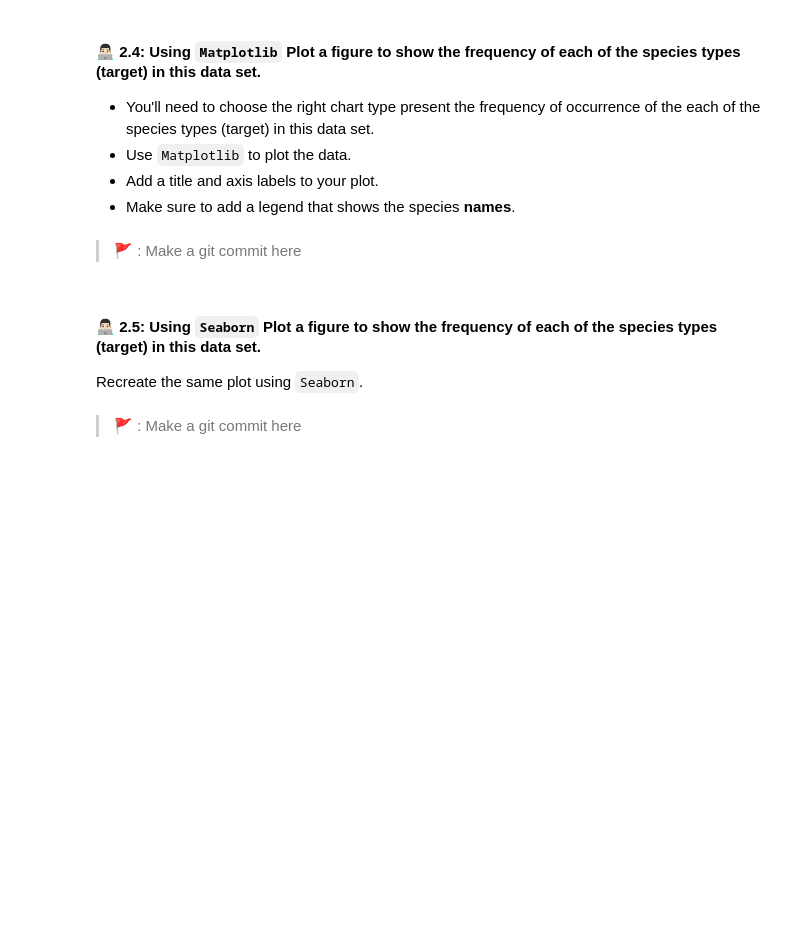
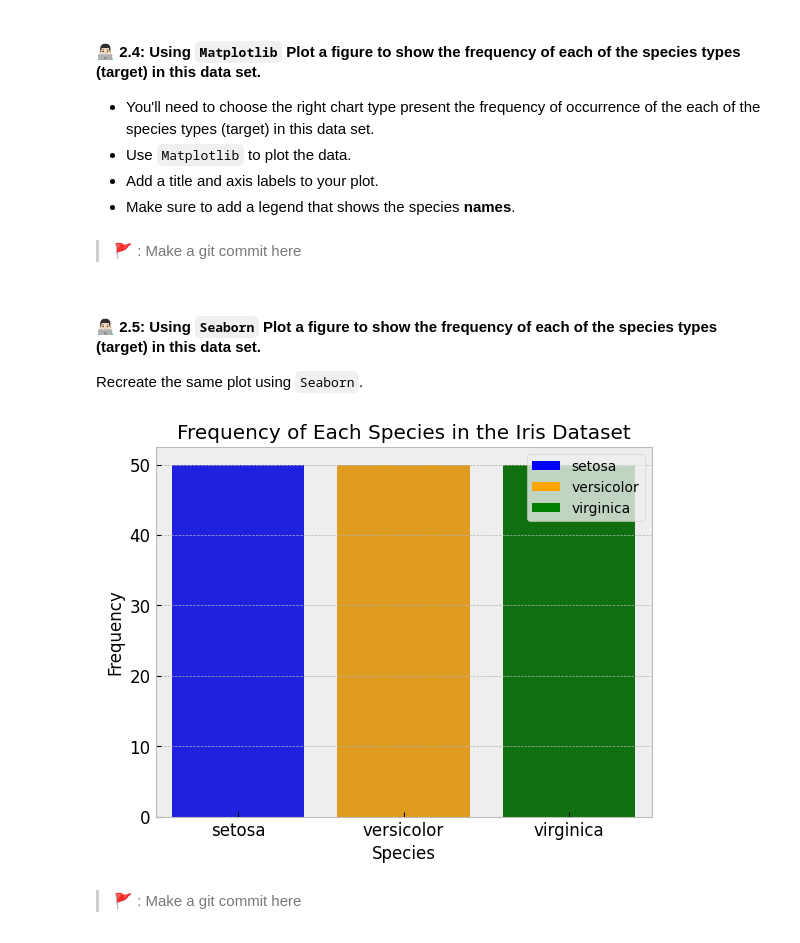
Before and after one commit to IT4063-Spring2025/visualization-assignment-adibML007, a Jupyter notebook: visualization-notebook.ipynb, the cells around one changed output. Cells and saved outputs as stored; diff of their text form; code cells hidden in the pictures; blank space fills up the shorter version.

```diff
--- a/visualization-notebook.ipynb
+++ b/visualization-notebook.ipynb
@@ -192,3 +190,15 @@ iris_df.sample(6)
+# %%
+# Using Matplotlib
+species_counts = iris_df['target'].value_counts().sort_index()
+species_names = [iris.target_names[i] for i in species_counts.index]
+
+plt.figure(figsize=(8, 6))
+bars = plt.bar(species_names, species_counts, color=['blue', 'orange', 'green'])
+plt.title('Frequency of Each Species in the Iris Dataset')
+plt.xlabel('Species')
+plt.ylabel('Frequency')
+plt.legend(bars, species_names)
+plt.show()
 # %% [markdown]
 > 🚩 : Make a git commit here
 # %% [markdown]
@@ -199,3 +207,14 @@ Recreate the same plot using `Seaborn`.
+# %%
+# Using Seaborn
+sns.countplot(x='target', data=iris_df, palette=['blue', 'orange', 'green'])
+plt.title('Frequency of Each Species in the Iris Dataset')
+plt.xlabel('Species')
+plt.ylabel('Frequency')
+plt.xticks(ticks=[0, 1, 2], labels=species_names)
+plt.legend(bars, species_names)
+plt.show()
+# %% [output]
+[figure, added]
 # %% [markdown]
 > 🚩 : Make a git commit here
 # %% [markdown]
```
Also changed, not shown: parts of 2 cells of this notebook.
